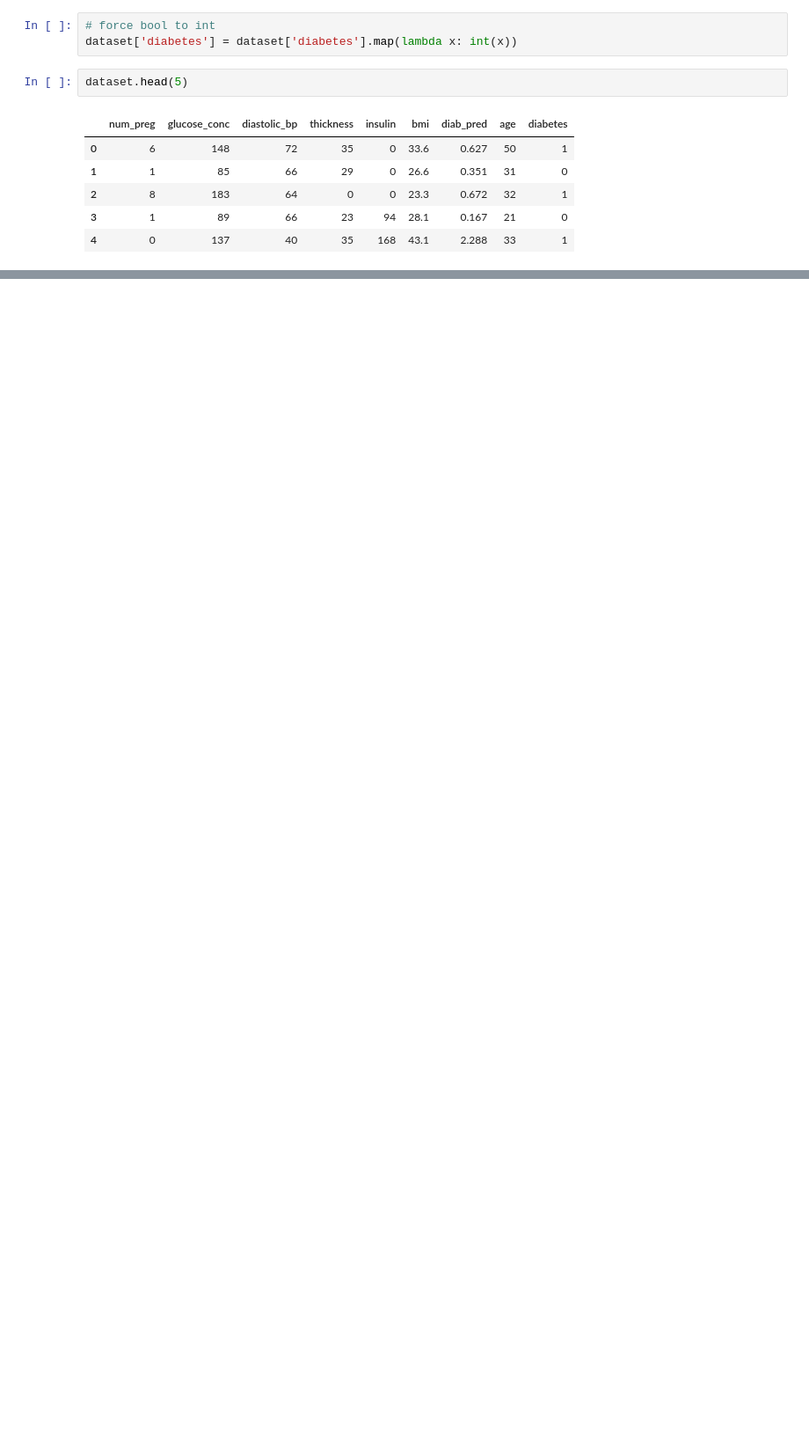
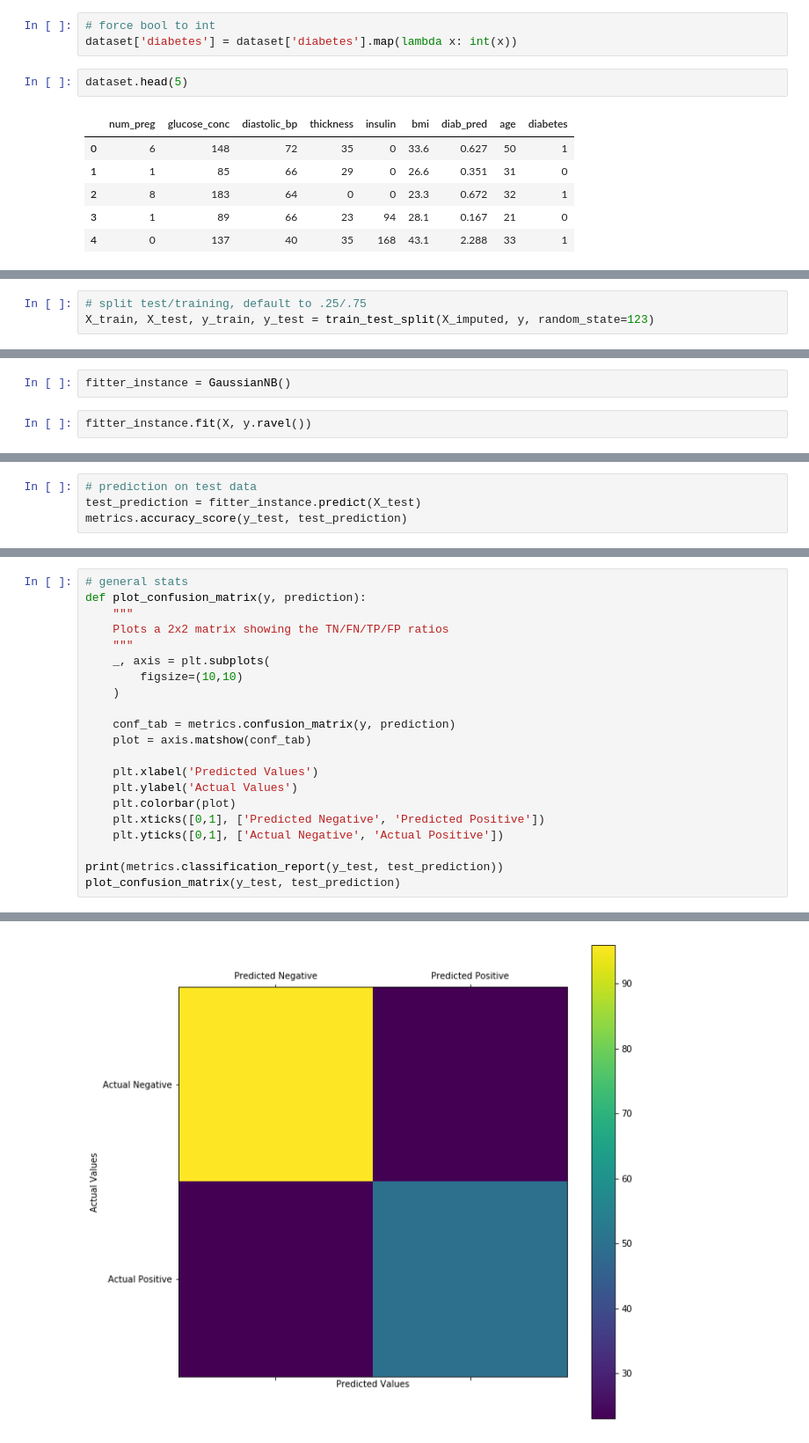
Before and after one commit to robota-x/pluralsight_code, a Jupyter notebook: 02_ml_understanding/analysis_1.ipynb, the cells around one changed output, grey strips where cells are left out. Shown at 88% size. Drawn from its saved outputs; the diff is of its cells as text; blank space fills up the shorter version.

Commit message:
add more data preparation, fitting and reporting

```diff
--- a/02_ml_understanding/analysis_1.ipynb
+++ b/02_ml_understanding/analysis_1.ipynb
@@ -72,0 +105,3 @@ diabetes incidence: abs 268, rel 0.3490
+# %%
+# split test/training, default to .25/.75
+X_train, X_test, y_train, y_test = train_test_split(X_imputed, y, random_state=123)
@@ -72,0 +113,4 @@ diabetes incidence: abs 268, rel 0.3490
+# %%
+fitter_instance = GaussianNB()
+# %%
+fitter_instance.fit(X, y.ravel())
@@ -72,0 +125,4 @@ diabetes incidence: abs 268, rel 0.3490
+# %%
+# prediction on test data
+test_prediction = fitter_instance.predict(X_test)
+metrics.accuracy_score(y_test, test_prediction)
@@ -72,0 +131,22 @@ diabetes incidence: abs 268, rel 0.3490
+# %%
+# general stats
+def plot_confusion_matrix(y, prediction):
+    """
+    Plots a 2x2 matrix showing the TN/FN/TP/FP ratios
+    """
+    _, axis = plt.subplots(
+        figsize=(10,10)
+    )
+
+    conf_tab = metrics.confusion_matrix(y, prediction)
+    plot = axis.matshow(conf_tab)
+
+    plt.xlabel('Predicted Values')
+    plt.ylabel('Actual Values')
+    plt.colorbar(plot)
+    plt.xticks([0,1], ['Predicted Negative', 'Predicted Positive'])
+    plt.yticks([0,1], ['Actual Negative', 'Actual Positive'])
+
+print(metrics.classification_report(y_test, test_prediction))
+plot_confusion_matrix(y_test, test_prediction)
+# %% [output]
@@ -72,0 +159 @@ diabetes incidence: abs 268, rel 0.3490
+[figure, added]
```
Also changed, not shown: parts of 12 cells of this notebook, 1 other file.
